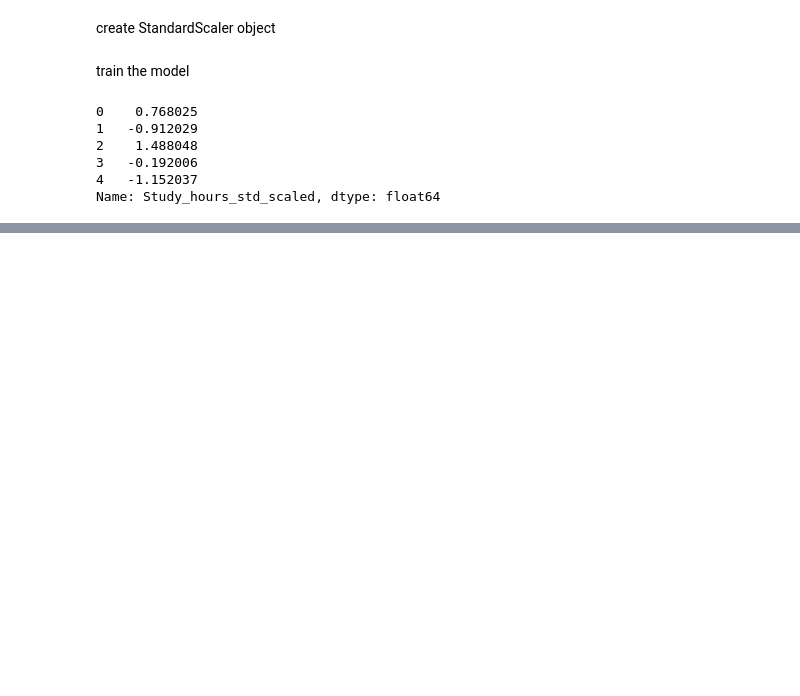
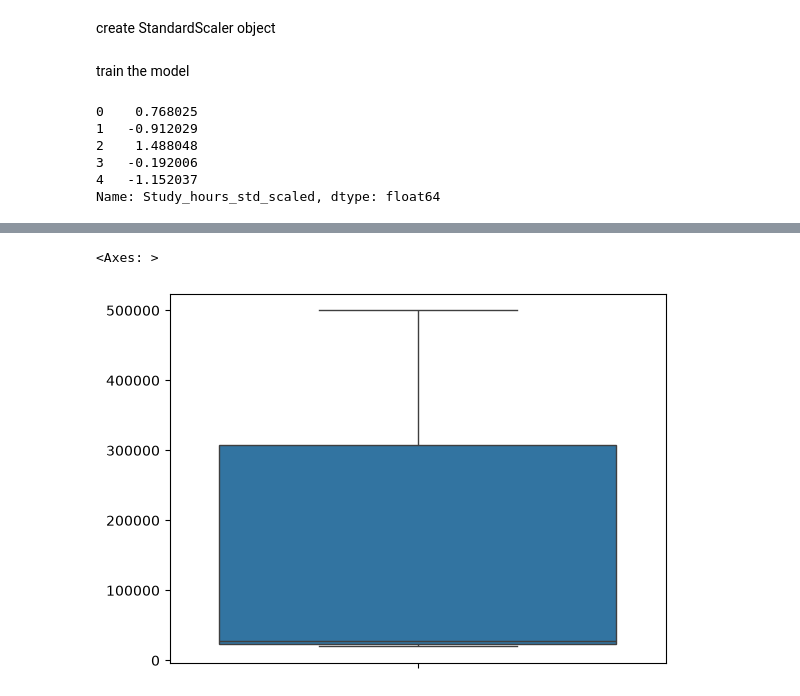
Before and after one commit to KeerthanaVelliyangiri/Data-Analytics-Portfolio, a Jupyter notebook: Python/ML_practice/linearregprac.ipynb, the cells around one changed output, grey strips where cells are left out. Saved outputs shown, nothing was run; the diff lists cells and outputs as text; code cells hidden in the pictures; blank space fills up the shorter version.

```diff
--- a/Python/ML_practice/linearregprac.ipynb
+++ b/Python/ML_practice/linearregprac.ipynb
@@ -195,0 +213,5 @@ Name: Study_hours_std_scaled, dtype: float64
+# %%
+sb.boxplot(income)
+# %% [output]
+<Axes: >
+[figure, added]
```
Also changed, not shown: parts of 9 cells of this notebook, 8 other files.
